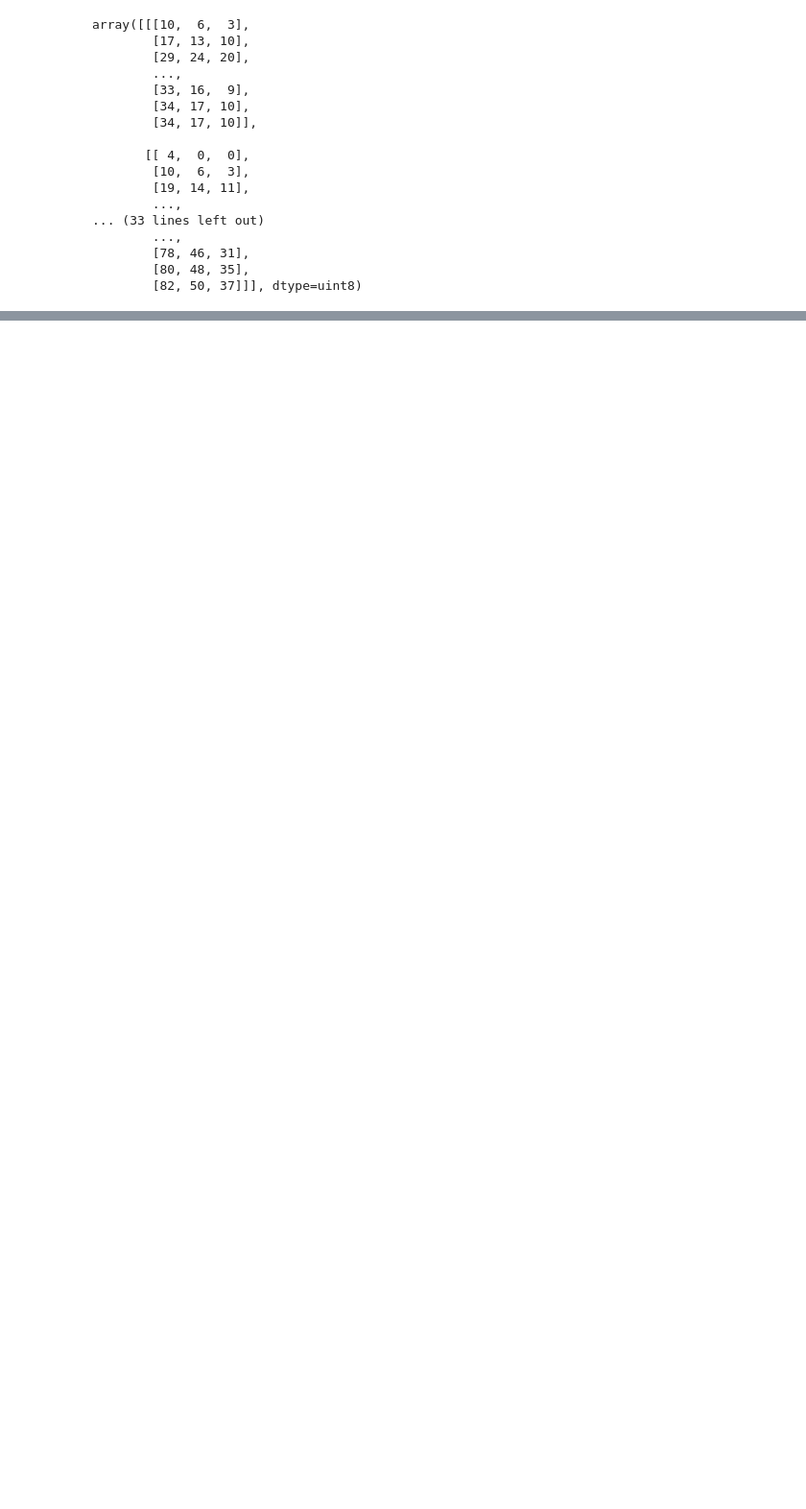
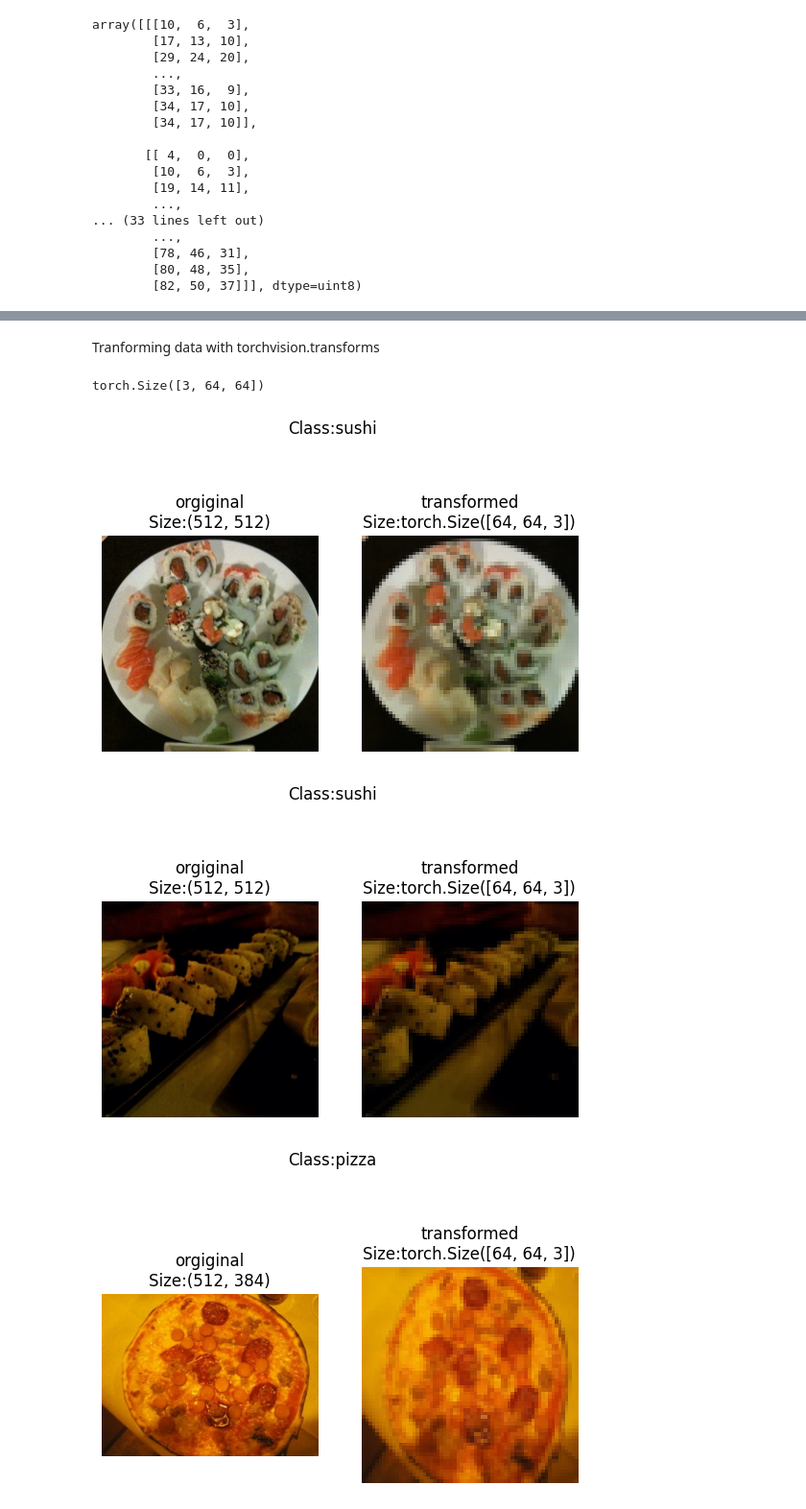
Before and after one commit to saim9211/DeepLearning, a Jupyter notebook: 04_pytorch_custom_dataset.ipynb, the cells around one changed output, grey strips where cells are left out. Shown at 96% size. Drawn from its saved outputs; the diff is of its cells as text; code cells hidden in the pictures; blank space fills up the shorter version.

Commit message:
transforming the data in to tensor for the model usage

```diff
--- a/04_pytorch_custom_dataset.ipynb
+++ b/04_pytorch_custom_dataset.ipynb
@@ -177,0 +189,50 @@ array([[[10,  6,  3],
+# %% [markdown]
+Tranforming data with torchvision.transforms
+# %%
+# write a transform for image
+
+data_transform=transforms.Compose(
+    [
+        # resize image to 64*63
+        transforms.Resize((64,64)),
+        # flip the images randomly on the horizontal
+        transforms.RandomHorizontalFlip(p=0.5),
+        # turn the image in to a torch tensor
+        transforms.ToTensor()
+    ]
+)
+# %%
+data_transform(img).shape
+# %% [output]
+torch.Size([3, 64, 64])
+# %%
+def plot_transformed_image(image_path,transform,n=3,seed=42):
+  """ select the random images from the path of images and load /transform
+  them then plots the original vs transformed version.
+  """
+  if seed:
+    random.seed(seed)
+    random_image=random.sample(image_path,k=n)
+  for image_path in random_image:
+    transformed_image=transform(Image.open(image_path))
+    with Image.open(image_path) as f:
+      fig,ax=plt.subplots(1,2)
+      ax[0].imshow(f)
+      ax[0].set_title(f"orgiginal\nSize:{f.size}")
+      ax[0].axis(False)
+
+      #Transform and plot the target image
+      transformed_image=transform(f).permute(1,2,0) # we just  chaningthe order chw ->hwc
+      ax[1].imshow(transformed_image)
+      ax[1].set_title(f"transformed\nSize:{transformed_image.shape}")
+      ax[1].axis(False)
+
+      fig.suptitle(f"Class:{image_path.parent.stem}",fontsize=12)
+plot_transformed_image(image_path=image_path_list,
+                       transform=data_transform,
+                       n=3,
+                       seed=42)
+# %% [output]
+[figure, added]
+[figure, added]
+[figure, added]
```
Also changed, not shown: parts of 2 cells of this notebook.
